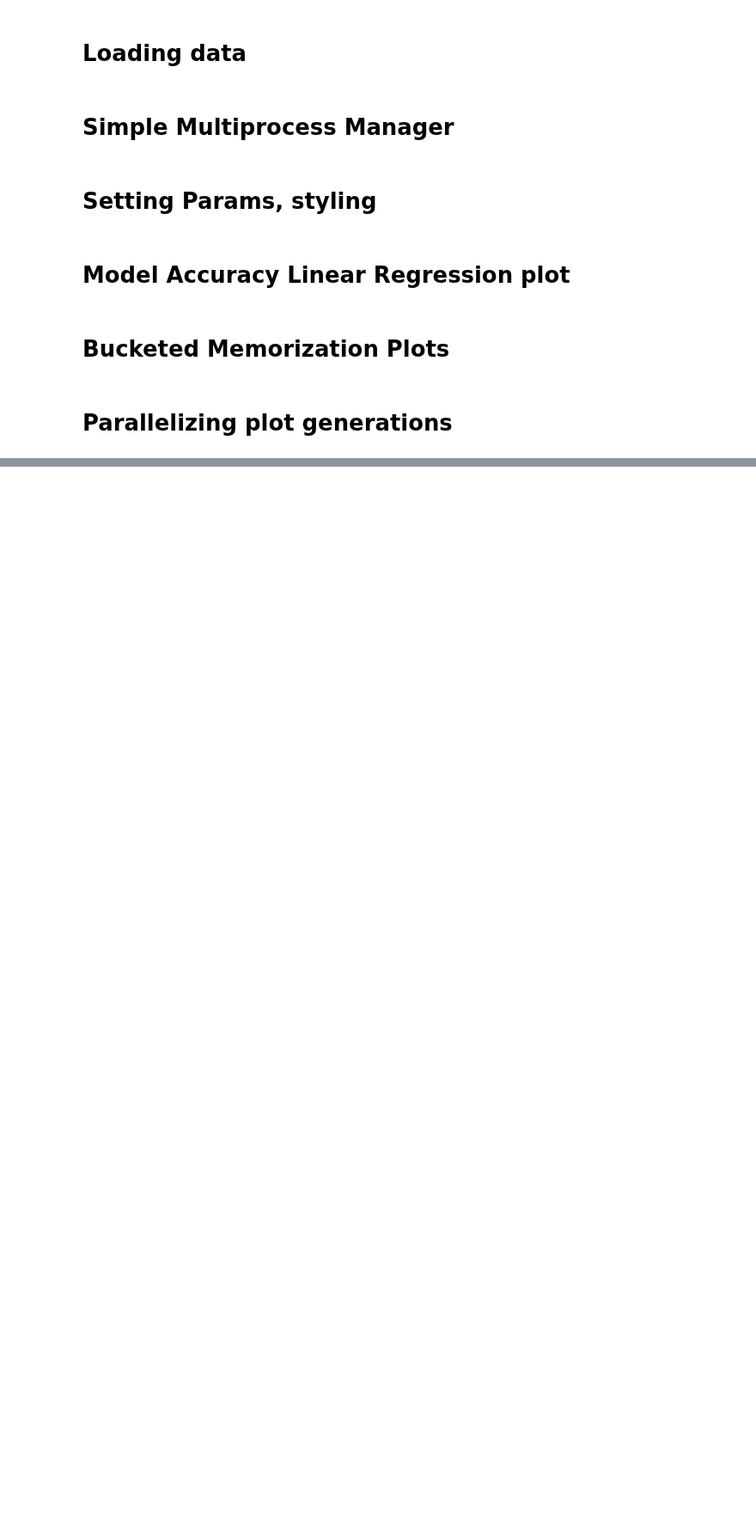
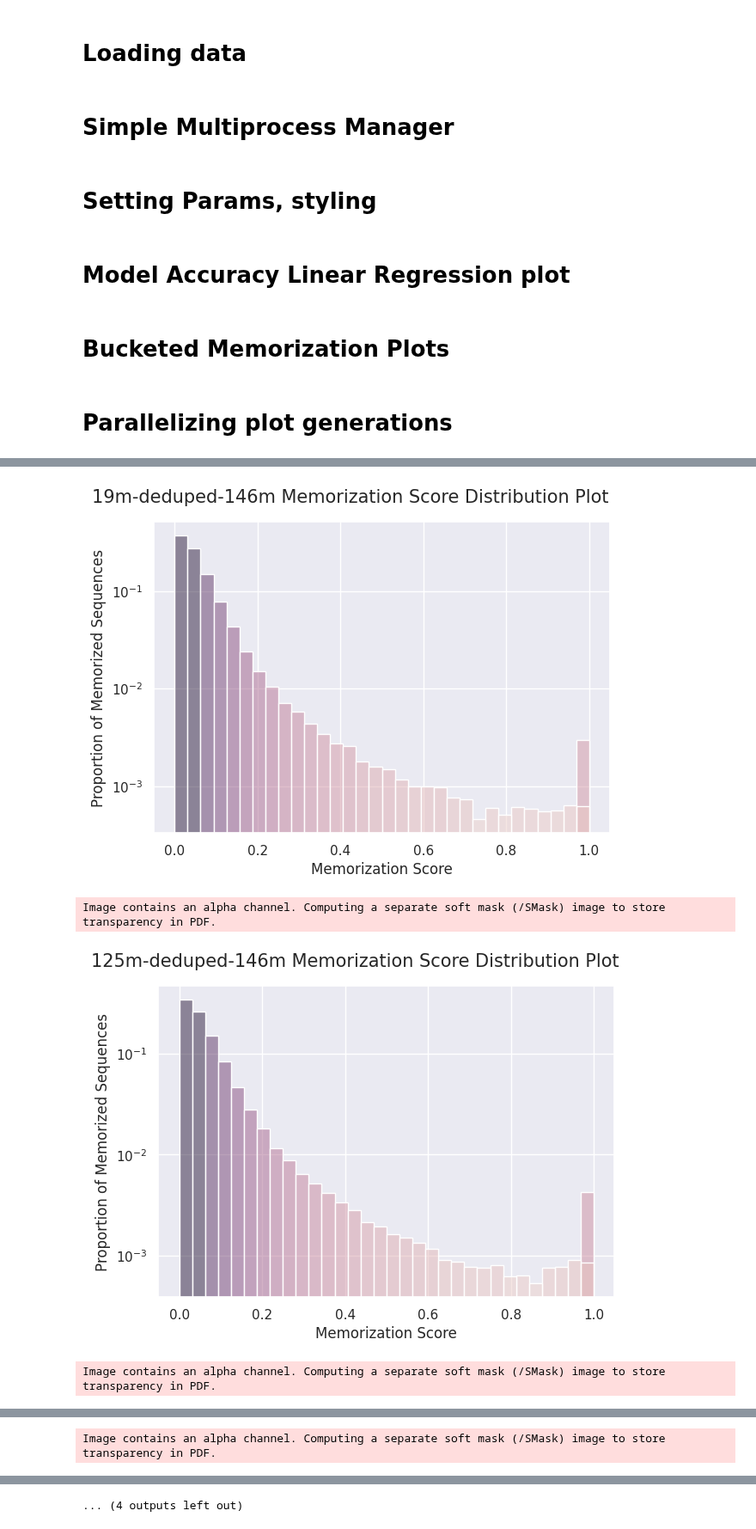
Before and after one commit to EleutherAI/gpt-neox, a Jupyter notebook: eda.ipynb, the cells around one changed output, grey strips where cells are left out. Shown at 86% size. Saved outputs shown, nothing was run; the diff lists cells and outputs as text; code cells hidden in the pictures; blank space fills up the shorter version.

Commit message:
Added Faster evals on huggingface and Better EDA

```diff
--- a/eda.ipynb
+++ b/eda.ipynb
@@ -41,14 +59,15 @@ from tqdm.auto import tqdm
 tqdm.pandas()
 # %%
 memorization_results = {}
-for model, checkpoints in models.items():
-    for checkpoint in tqdm(checkpoints, desc=model):
-        filename = os.path.join(filepath, f'memorization_results_{model}-{checkpoint}.csv.hdf')
+for model in models:
+
+    for checkpoint in tqdm(checkpoints[-1:], desc=model):
+        filename = os.path.join(filepath, f'memorization_{model}_{checkpoint}.hdf')
         model_name = f'{model}-{checkpoint}'
         try:
             memorization_results[model_name] = pd.read_hdf(filename, key='memorization')
         except Exception as e:
-            csv = pd.read_csv(os.path.join(filepath, f'memorization_results_{model}-{checkpoint}.csv'))
+            csv = pd.read_csv(os.path.join(filepath, f'memorization_results_{model}_{checkpoint}.csv'))
             csv.to_hdf(filename, key='memorization', index=False)
             memorization_results[model_name] = csv
 # %%
@@ -78,8 +97,7 @@ class MPManager:
 # %% [markdown]
 # Setting Params, styling
 # %%
-size = 25
-def update_params():
+def update_params(size = 25):
     params = {
         'legend.fontsize': 'large',
         'figure.figsize': (15,10),
@@ -425,0 +448,64 @@ manager.join()
+# %%
+import seaborn as sns
+import img2pdf
+from matplotlib.colors import LogNorm
+
+def hist_plot_of_checkpoint(model, checkpoint):
+    '''Plots accuracy distribution on marginal axes and Scatter plot on joint axis
+
+    Note that the colormap of scatter plot is log normalized
+    `model`: Model name
+    `checkpoint`: Checkpoint of the corresponding model
+    '''
+    # Theming
+    plt.clf()
+    sns.set_theme(font_scale=1)
+    model_name = f'{model}-{checkpoint}'
+
+    # Extract Data
+    evals = memorization_results[model_name].sample(frac=0.001)
+    evals['Memorization Score'] = evals['accuracy']
+    evals['Sequence Index'] = evals['index']
+
+    # Binning
+    bins = pd.cut(evals['Memorization Score'], bins=32)
+    counts = evals.groupby(bins)['index'].count().reset_index()
+
+    # Map binning counts to each row
+    evals['acc_bin_counts'] = bins.apply(lambda x:counts[
+        counts['Memorization Score'] == x]['index'].iloc[0]).astype('int32')
+
+    # Calculate distribution of values
+    acc_density = evals['acc_bin_counts']/evals['acc_bin_counts'].max()
+    ax = sns.histplot(
+        evals,
+        x = 'Memorization Score',
+        hue = acc_density.to_numpy(),
+        bins = 32,
+        legend = False,
+        stat = 'proportion',
+        hue_norm = LogNorm(),
+    )
+    ax.set_yscale('log')
+
+    # Labeling figure
+    ax.set_ylabel("Proportion of Memorized Sequences")
+    checkpoint = checkpoint_names[checkpoints.index(checkpoint)]
+    model_name = f'{model}-{checkpoint}'
+    fig  = ax.get_figure()
+    fig.suptitle(f"{model_name} Memorization Score Distribution Plot", fontsize=15)
+    fig.tight_layout()
+    fig.subplots_adjust(top=0.90)
+    plt.savefig(f"./plots/tmp.png")
+    plt.show()
+    with open(f"./plots/memorization_dist_deduped_{model}-{checkpoint}.pdf","wb") as f:
+        f.write(img2pdf.convert('./plots/tmp.png'))
+
+for model in models:
+    for checkpoint in tqdm(checkpoints[-1:], desc = model):
+        hist_plot_of_checkpoint(model, checkpoint)
+# %% [output]
+[figure, added]
+Image contains an alpha channel. Computing a separate soft mask (/SMask) image to store transparency in PDF.
+[figure, added]
+Image contains an alpha channel. Computing a separate soft mask (/SMask) image to store transparency in PDF.
@@ -425,0 +513 @@ manager.join()
+Image contains an alpha channel. Computing a separate soft mask (/SMask) image to store transparency in PDF.
@@ -426 +520,2 @@ manager.join()
+... (4 outputs left out)
 # %% [markdown]
```
Also changed, not shown: parts of 20 cells of this notebook, 3 other files.
